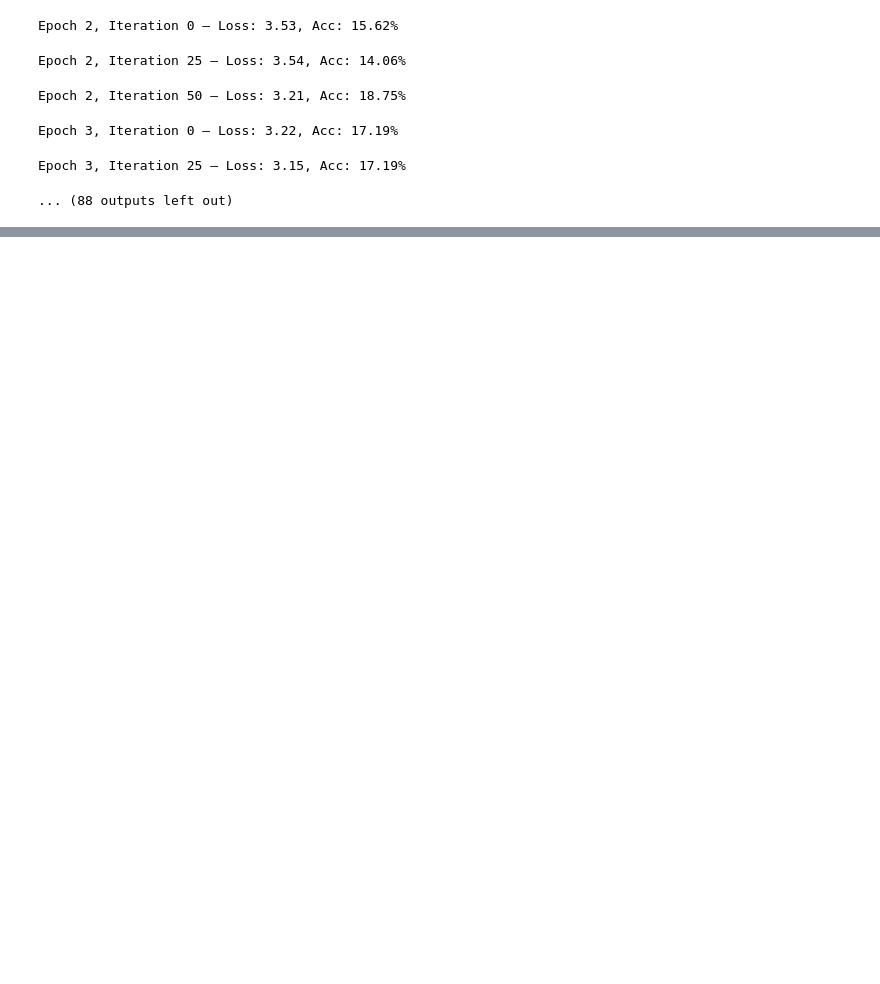
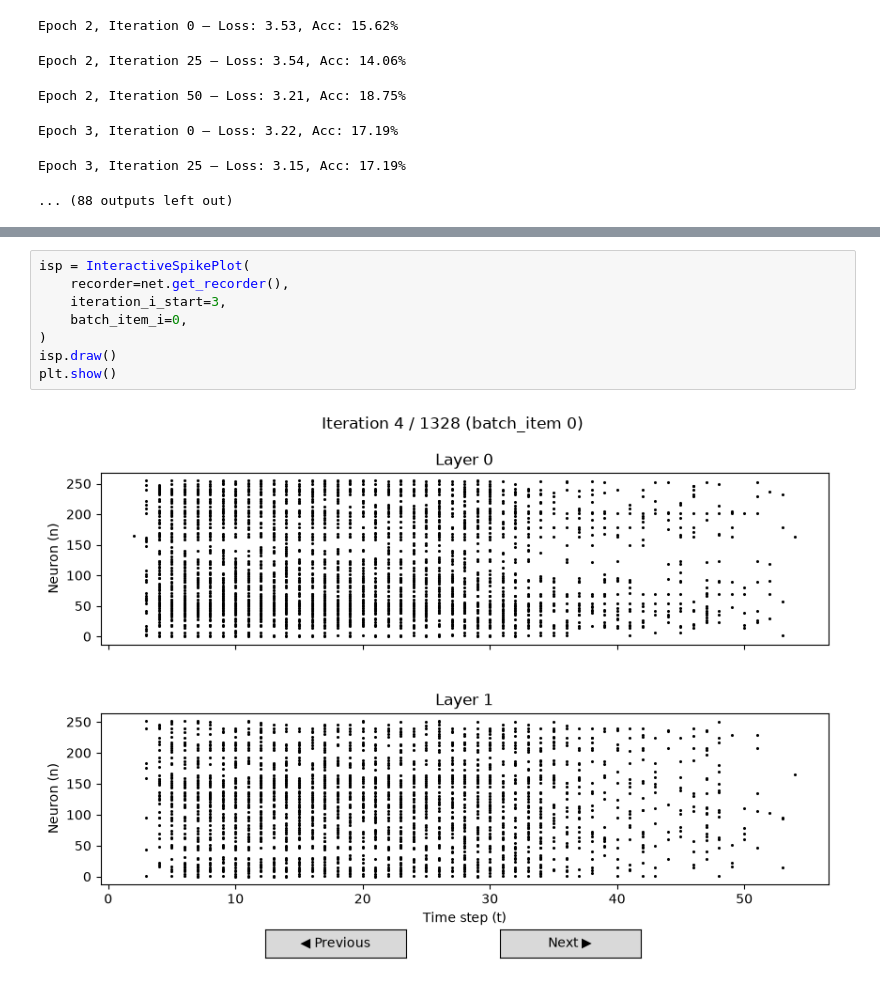
Before and after one commit to Emiel-Nagel/Thesis-Code, a Jupyter notebook: scripts/kaiming_srnn.ipynb, the cells around one changed output, grey strips where cells are left out. Drawn from its saved outputs; the diff is of its cells as text; blank space fills up the shorter version.

```diff
--- a/scripts/kaiming_srnn.ipynb
+++ b/scripts/kaiming_srnn.ipynb
@@ -577,0 +656,10 @@ plt.show()
+# %%
+isp = InteractiveSpikePlot(
+    recorder=net.get_recorder(),
+    iteration_i_start=3,
+    batch_item_i=0,
+)
+isp.draw()
+plt.show()
+# %% [output]
+[figure, added]
```
Also changed, not shown: parts of 8 cells of this notebook, 4 other files.
